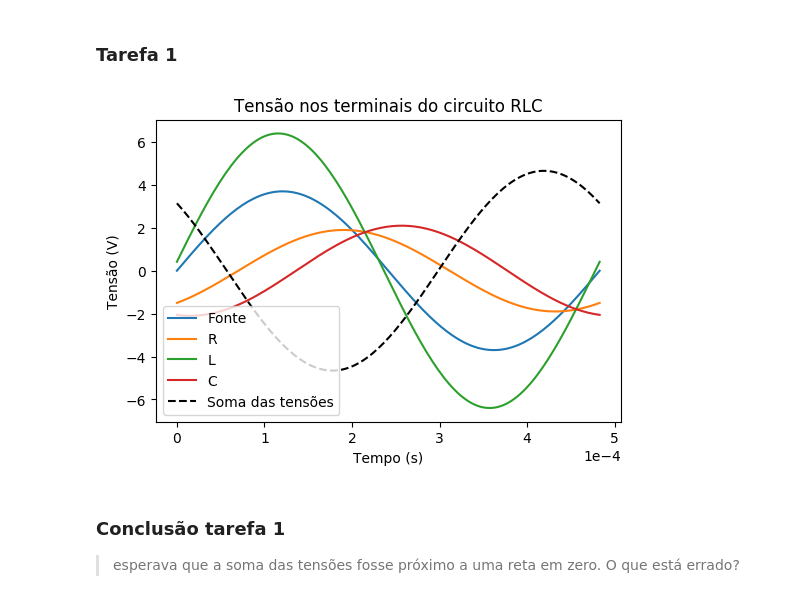
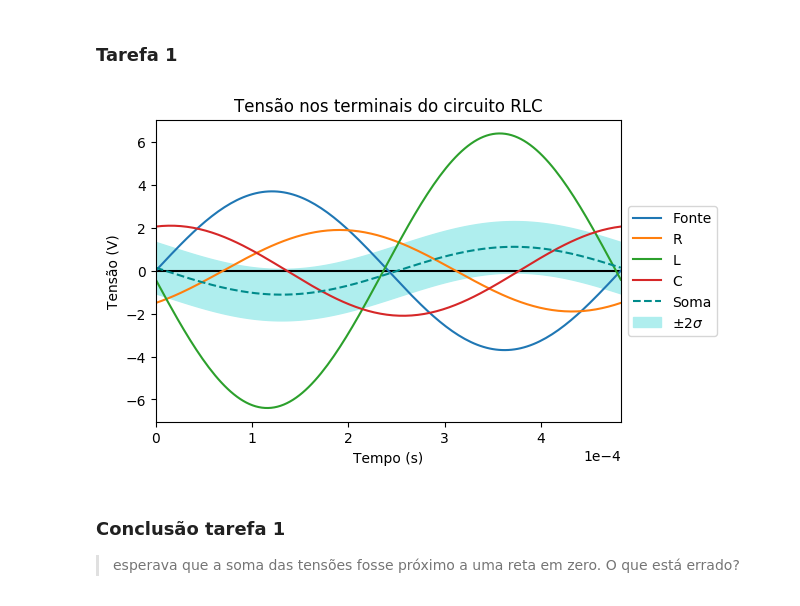
Before and after one commit to solano/lab3, a Jupyter notebook: pratica6/notebook/Analise.ipynb, the cells around one changed output. Saved outputs shown, nothing was run; the diff lists cells and outputs as text; code cells hidden in the pictures.

```diff
--- a/pratica6/notebook/Analise.ipynb
+++ b/pratica6/notebook/Analise.ipynb
@@ -18,37 +19,49 @@ f = 1/(2*np.pi*np.sqrt(L*C))
 # %%
 # Componente(ddp, dt)
 class Componente:
     _frequencia = 2071.4
     _angular = 2*np.pi*_frequencia
     _periodo = 1/_frequencia
 
-    def __init__(self, a, b):
+    def __init__(self, a, b,c):
         self.amplitude = a
         self.fase = self._angular*b
+        self.erro = c*0.1
     def f(self, t):
         return self.amplitude*np.sin(self._angular*t + self.fase)
 
 
-Fonte = Componente(3.7, 0)
-R_1 = Componente(1.9, -70e-6)
-L_1 = Componente(6.4, 5e-6)
-C_1 = Componente(2.1, -136e-6)
+Fonte = Componente(3.7, 0, 2)
+R_1 = Componente(1.9, -70e-6, 1)
+L_1 = Componente(6.4, 5e-6, 2)
+C_1 = Componente(2.1, -136e-6, 1)
+
+soma = lambda x:Fonte.f(x)+R_1.f(x)-L_1.f(x)-C_1.f(x)
+erro_soma = Fonte.erro + R_1.erro + L_1.erro + C_1.erro
 
 x = np.linspace(0,Fonte._periodo*1, 150)
 plt.figure(dpi=100)
 plt.ylabel("Tensão (V)")
 plt.xlabel("Tempo (s)")
 plt.title("Tensão nos terminais do circuito RLC")
 plt.ticklabel_format(style="sci", axis="x", scilimits=(0,0))
+plt.plot([x[0], x[-1]], [0,0], 'k')
 plt.plot(x, Fonte.f(x), label="Fonte")
-plt.plot(x, R_1.f(x), label="R")
-plt.plot(x, L_1.f(x), label="L")
-plt.plot(x, C_1.f(x), label="C")
-plt.plot(x, Fonte.f(x)-R_1.f(x)-L_1.f(x)-C_1.f(x), '--k', label="Soma das tensões")
-plt.legend(loc=0)
+plt.plot(x, R_1.f(x),label="R")
+plt.plot(x, -L_1.f(x),label="L")
+plt.plot(x, -C_1.f(x),label="C")
+plt.plot(x, soma(x), '--',color='darkcyan', label="Soma")
+plt.fill_between(x, soma(x)+2*erro_soma, color="paleturquoise", label=r"$\pm2\sigma$")
+plt.fill_between(x, soma(x)-2*erro_soma, color="paleturquoise")
+plt.xlim([x[0], x[-1]])
+ax = plt.subplot(111)
+box = ax.get_position()
+ax.set_position([box.x0, box.y0, box.width * 1, box.height])
+ax.legend(loc='center left', bbox_to_anchor=(1, 0.5))
+
 plt.show()
 # %% [output]
-[figure, old version]
+[figure, new version]
 # %% [markdown]
 ### Conclusão tarefa 1
 > esperava que a soma das tensões fosse próximo a uma reta em zero. O que está errado?
```
Also changed, not shown: parts of 3 cells of this notebook, 1 other file.
